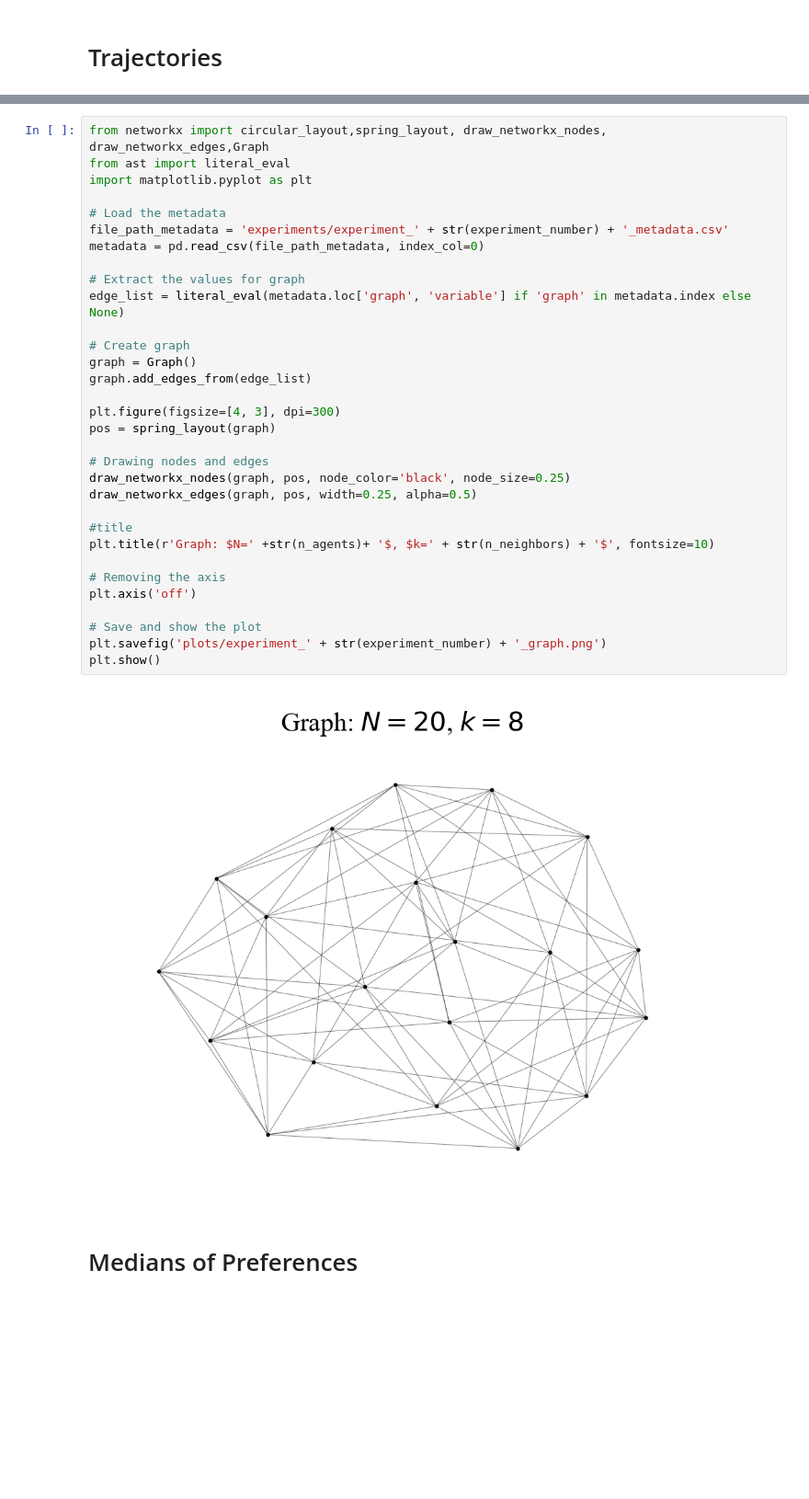
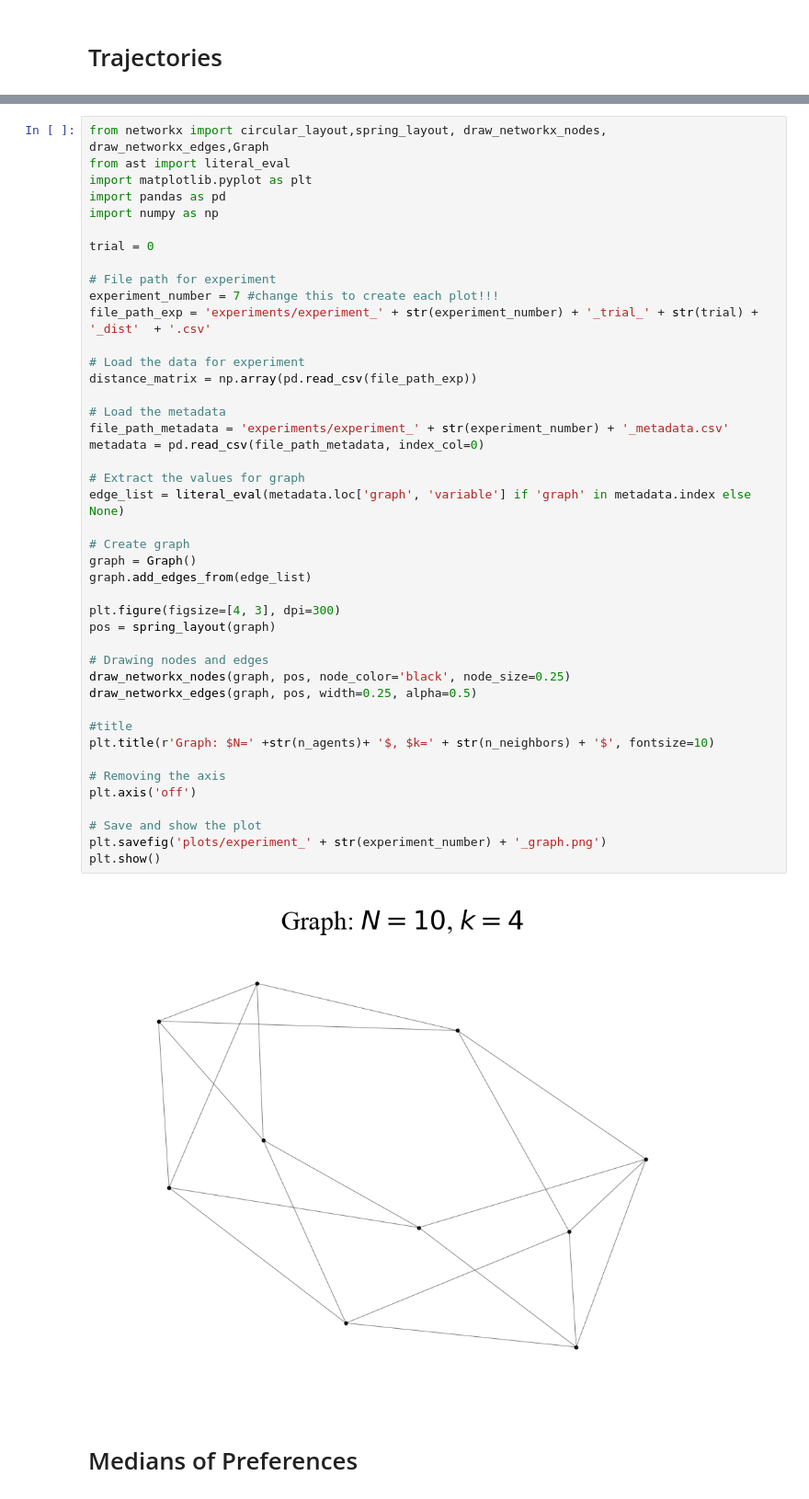
Before and after one commit to hans-riess/prefdynamo, a Jupyter notebook: code/notebook.ipynb, the cells around one changed output, grey strips where cells are left out. Shown at 92% size. Saved outputs shown, nothing was run; the diff lists cells and outputs as text; blank space fills up the shorter version.

```diff
--- a/code/notebook.ipynb
+++ b/code/notebook.ipynb
@@ -133,36 +230,47 @@ plt.show()
 from networkx import circular_layout,spring_layout, draw_networkx_nodes, draw_networkx_edges,Graph
 from ast import literal_eval
 import matplotlib.pyplot as plt
+import pandas as pd
+import numpy as np
+
+trial = 0
+
+# File path for experiment
+experiment_number = 7 #change this to create each plot!!!
+file_path_exp = 'experiments/experiment_' + str(experiment_number) + '_trial_' + str(trial) + '_dist'  + '.csv'
+
+# Load the data for experiment
+distance_matrix = np.array(pd.read_csv(file_path_exp))
 
 # Load the metadata
 file_path_metadata = 'experiments/experiment_' + str(experiment_number) + '_metadata.csv'
 metadata = pd.read_csv(file_path_metadata, index_col=0)
 
 # Extract the values for graph
 edge_list = literal_eval(metadata.loc['graph', 'variable'] if 'graph' in metadata.index else None)
 
 # Create graph
 graph = Graph()
 graph.add_edges_from(edge_list)
 
 plt.figure(figsize=[4, 3], dpi=300)
 pos = spring_layout(graph)
 
 # Drawing nodes and edges
 draw_networkx_nodes(graph, pos, node_color='black', node_size=0.25)
 draw_networkx_edges(graph, pos, width=0.25, alpha=0.5)
 
 #title
 plt.title(r'Graph: $N=' +str(n_agents)+ '$, $k=' + str(n_neighbors) + '$', fontsize=10)
 
 # Removing the axis
 plt.axis('off')
 
 # Save and show the plot
 plt.savefig('plots/experiment_' + str(experiment_number) + '_graph.png')
 plt.show()
 # %% [output]
-[figure, old version]
+[figure, new version]
 # %% [markdown]
 # Medians of Preferences
 # %%
```
Also changed, not shown: parts of 9 cells of this notebook, 1 other file.
